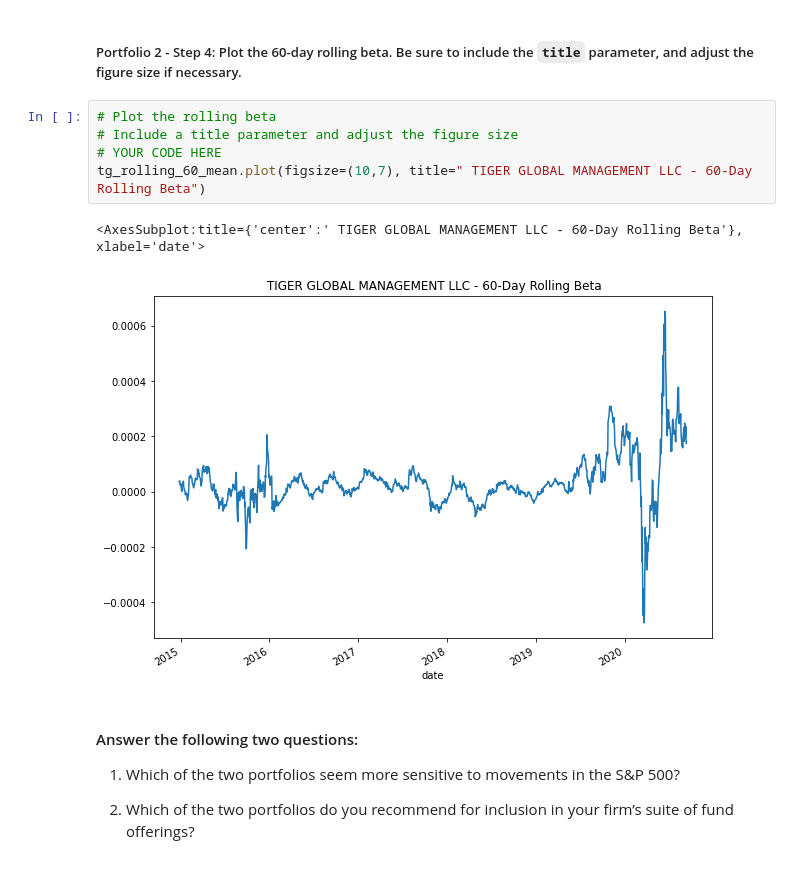
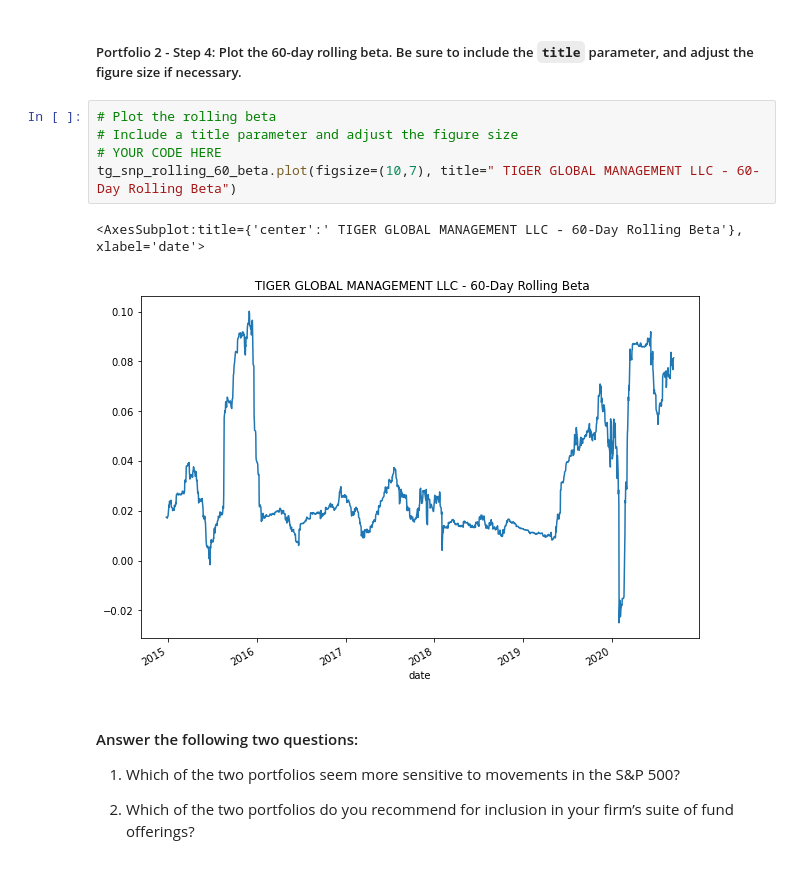
Before and after one commit to sidbetatester/market_risk_analyser, a Jupyter notebook: risk_return_analysis.ipynb, the cells around one changed output. Cells and saved outputs as stored; diff of their text form.

```diff
--- a/risk_return_analysis.ipynb
+++ b/risk_return_analysis.ipynb
@@ -599,11 +599,11 @@ Name: TIGER GLOBAL MANAGEMENT LLC, Length: 1438, dtype: float64
 # %%
 # Plot the rolling beta
 # Include a title parameter and adjust the figure size
 # YOUR CODE HERE
-tg_rolling_60_mean.plot(figsize=(10,7), title=" TIGER GLOBAL MANAGEMENT LLC - 60-Day Rolling Beta")
+tg_snp_rolling_60_beta.plot(figsize=(10,7), title=" TIGER GLOBAL MANAGEMENT LLC - 60-Day Rolling Beta")
 # %% [output]
 <AxesSubplot:title={'center':' TIGER GLOBAL MANAGEMENT LLC - 60-Day Rolling Beta'}, xlabel='date'>
-[figure, old version]
+[figure, new version]
 # %% [markdown]
 #### Answer the following two questions:
 
```
Also changed, not shown: parts of 4 cells of this notebook, 3 other files.
